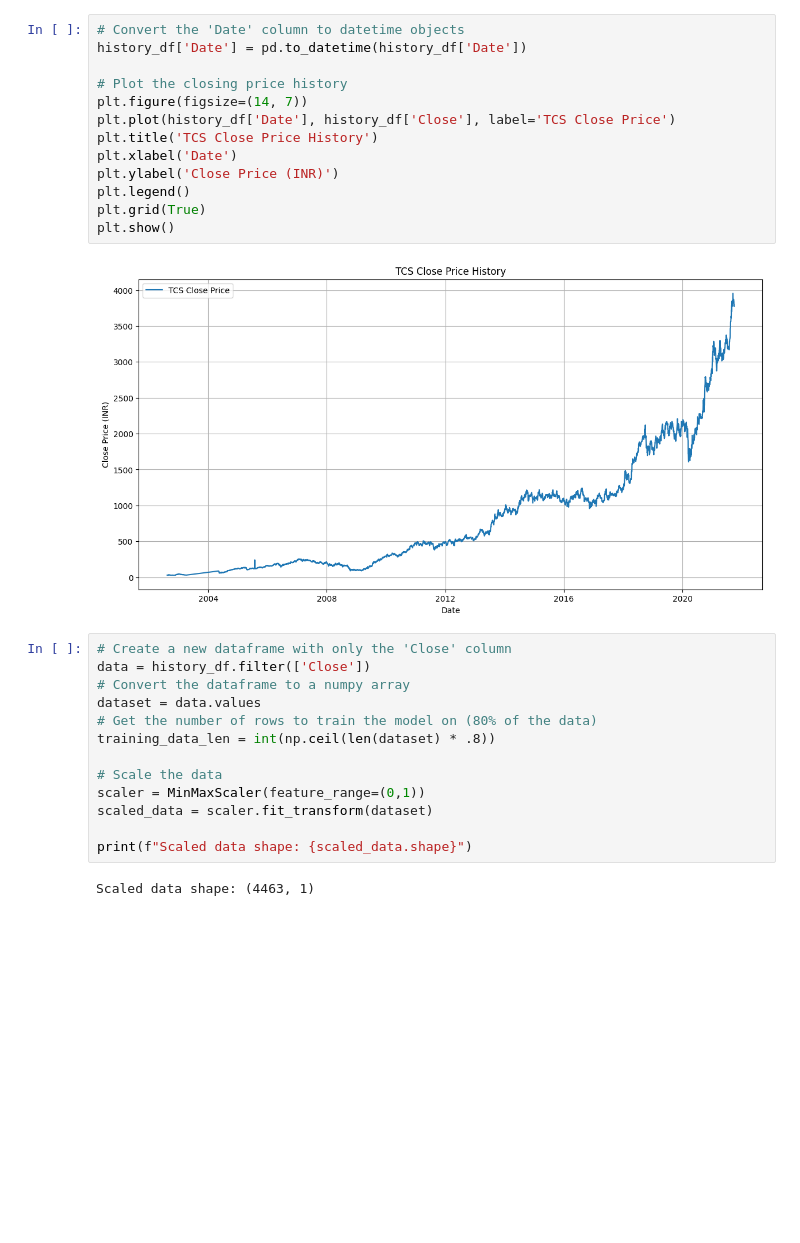
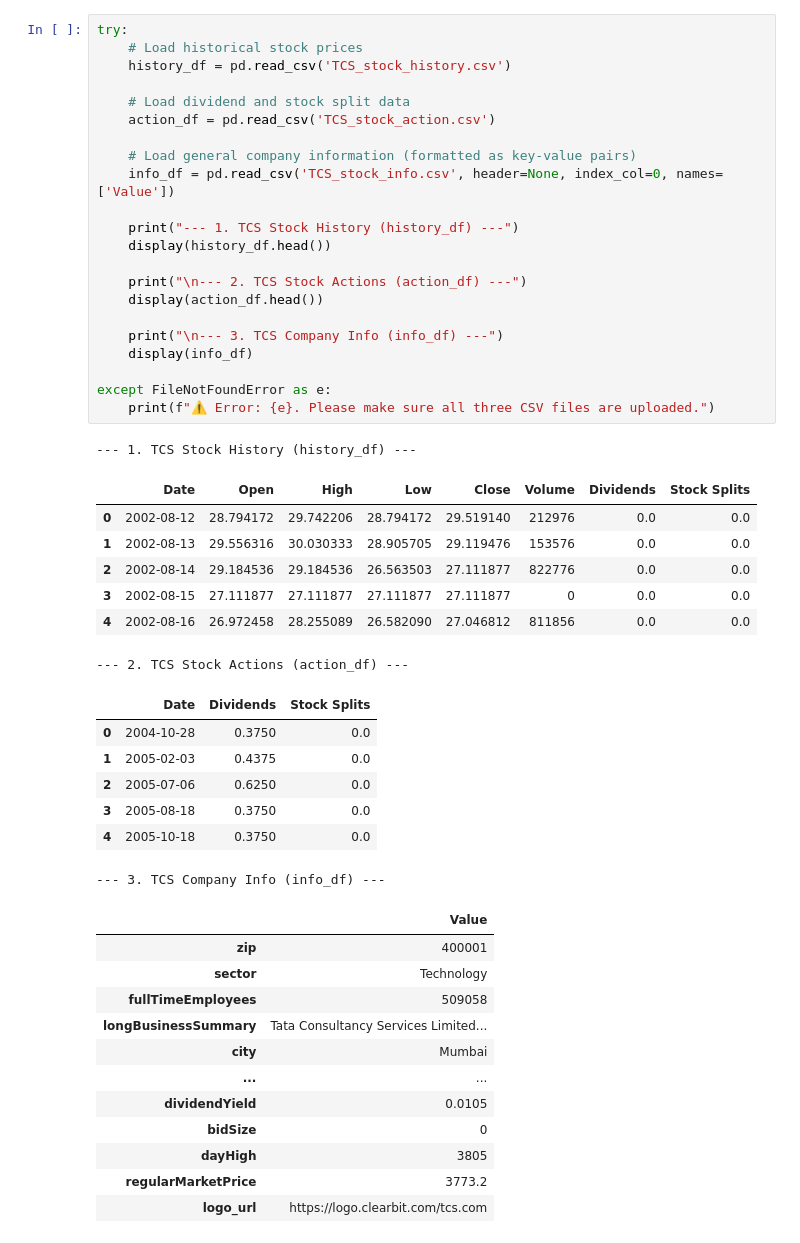
Before and after one commit to AbhiRajBajpai/Life-Expectancy-Predictions, a Jupyter notebook: TCS_Stock_Data.ipynb, the cells around one changed output. Saved outputs shown, nothing was run; the diff lists cells and outputs as text; blank space fills up the shorter version.

```diff
--- a/TCS_Stock_Data.ipynb
+++ b/TCS_Stock_Data.ipynb
@@ -43,30 +18,50 @@ memory usage: 279.1+ KB
-# %%
-# Convert the 'Date' column to datetime objects
-history_df['Date'] = pd.to_datetime(history_df['Date'])
-
-# Plot the closing price history
-plt.figure(figsize=(14, 7))
-plt.plot(history_df['Date'], history_df['Close'], label='TCS Close Price')
-plt.title('TCS Close Price History')
-plt.xlabel('Date')
-plt.ylabel('Close Price (INR)')
-plt.legend()
-plt.grid(True)
-plt.show()
-# %% [output]
-[figure, removed]
-# %%
-# Create a new dataframe with only the 'Close' column
-data = history_df.filter(['Close'])
-# Convert the dataframe to a numpy array
-dataset = data.values
-# Get the number of rows to train the model on (80% of the data)
-training_data_len = int(np.ceil(len(dataset) * .8))
-
-# Scale the data
-scaler = MinMaxScaler(feature_range=(0,1))
-scaled_data = scaler.fit_transform(dataset)
-
-print(f"Scaled data shape: {scaled_data.shape}")
-# %% [output]
-Scaled data shape: (4463, 1)
+# %%
+try:
+    # Load historical stock prices
+    history_df = pd.read_csv('TCS_stock_history.csv')
+
+    # Load dividend and stock split data
+    action_df = pd.read_csv('TCS_stock_action.csv')
+
+    # Load general company information (formatted as key-value pairs)
+    info_df = pd.read_csv('TCS_stock_info.csv', header=None, index_col=0, names=['Value'])
+
+    print("--- 1. TCS Stock History (history_df) ---")
+    display(history_df.head())
+
+    print("\n--- 2. TCS Stock Actions (action_df) ---")
+    display(action_df.head())
+
+    print("\n--- 3. TCS Company Info (info_df) ---")
+    display(info_df)
+
+except FileNotFoundError as e:
+    print(f"⚠️ Error: {e}. Please make sure all three CSV files are uploaded.")
+# %% [output]
+--- 1. TCS Stock History (history_df) ---
+|  | Date | Open | High | Low | Close | Volume | Dividends | Stock Splits |
+| 0 | 2002-08-12 | 28.794172 | 29.742206 | 28.794172 | 29.519140 | 212976 | 0.0 | 0.0 |
+| 1 | 2002-08-13 | 29.556316 | 30.030333 | 28.905705 | 29.119476 | 153576 | 0.0 | 0.0 |
+| 2 | 2002-08-14 | 29.184536 | 29.184536 | 26.563503 | 27.111877 | 822776 | 0.0 | 0.0 |
+| 3 | 2002-08-15 | 27.111877 | 27.111877 | 27.111877 | 27.111877 | 0 | 0.0 | 0.0 |
+| 4 | 2002-08-16 | 26.972458 | 28.255089 | 26.582090 | 27.046812 | 811856 | 0.0 | 0.0 |
+--- 2. TCS Stock Actions (action_df) ---
+|  | Date | Dividends | Stock Splits |
+| 0 | 2004-10-28 | 0.3750 | 0.0 |
+| 1 | 2005-02-03 | 0.4375 | 0.0 |
+| 2 | 2005-07-06 | 0.6250 | 0.0 |
+| 3 | 2005-08-18 | 0.3750 | 0.0 |
+| 4 | 2005-10-18 | 0.3750 | 0.0 |
+--- 3. TCS Company Info (info_df) ---
+|  | Value |
+| zip | 400001 |
+| sector | Technology |
+| fullTimeEmployees | 509058 |
+| longBusinessSummary | Tata Consultancy Services Limited... |
+| city | Mumbai |
+| ... | ... |
+| dividendYield | 0.0105 |
+| bidSize | 0 |
+| dayHigh | 3805 |
+| regularMarketPrice | 3773.2 |
+| logo_url | https://logo.clearbit.com/tcs.com |
```
Also changed, not shown: parts of 15 cells of this notebook.
